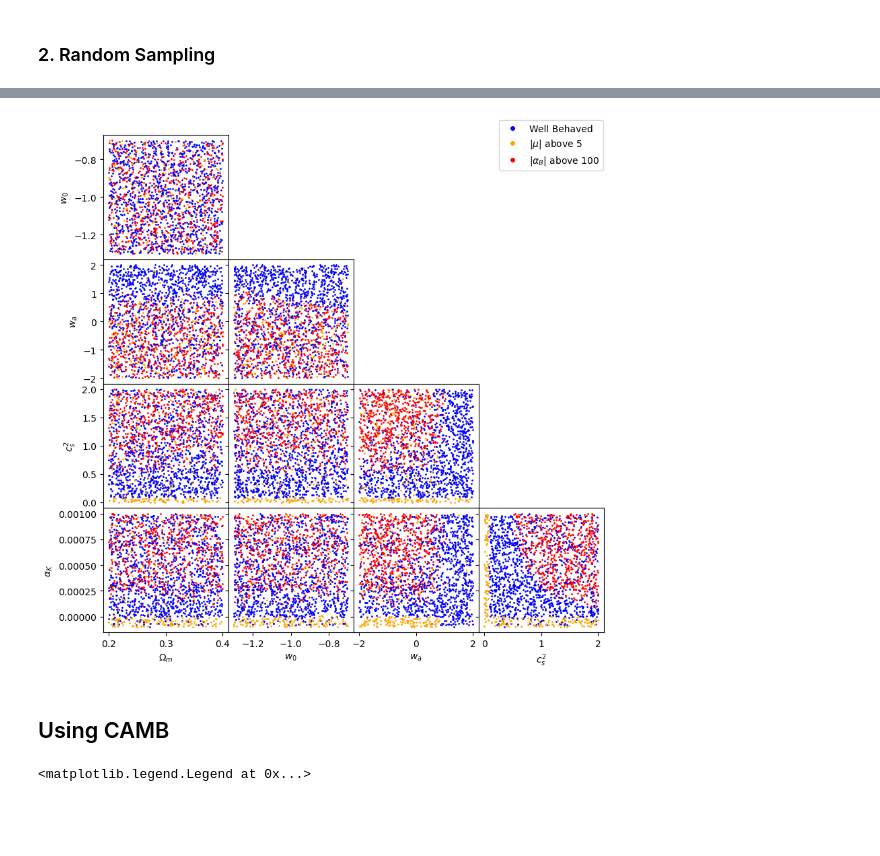
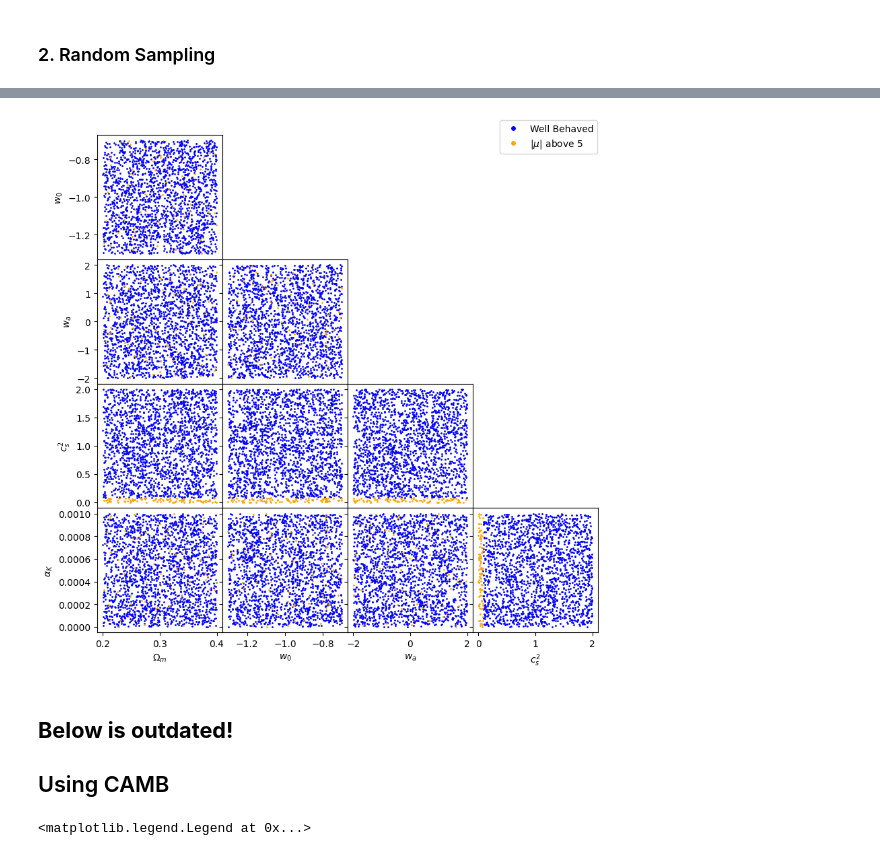
Before and after one commit to joaoreboucas1/cs2-project, a Jupyter notebook: analysis/cs2_alpha_b_constalphaK.ipynb, the cells around one changed output, grey strips where cells are left out. Cells and saved outputs as stored; diff of their text form; code cells hidden in the pictures; blank space fills up the shorter version.

Commit message:
Studying parametrization prop to omega_de

```diff
--- a/analysis/cs2_alpha_b_constalphaK.ipynb
+++ b/analysis/cs2_alpha_b_constalphaK.ipynb
@@ -82,16 +82,27 @@ def solve_alpha_B(alpha_K, cs2, omega_m, w0, wa, alpha_B_init=0, method="euler")
     if method == "scipy":
         return solve_ivp(deriv, (np.log(a_ini), np.log(a_final)), y0=(alpha_B_init,),  args=(alpha_K, cs2, omega_m, w0, wa))
     elif method == "euler":
-        alpha_B = alpha_B_init
         N = 200 # Number of steps
         dloga = (np.log(a_final) - np.log(a_ini))/N
-        result = [alpha_B]
+        result = np.zeros(N+1)
+        mu = np.zeros(N+1)
+        result[0] = alpha_B_init
+        mu[0]     = 1 + alpha_B_init**2/2/(alpha_K + 1.5*alpha_B_init**2)/cs2
         loga = np.linspace(np.log(a_ini), np.log(a_final), N+1)
         for i in range(N):
-            alpha_B += deriv(loga[i], alpha_B, alpha_K, cs2, omega_m, w0, wa)*dloga
-            result.append(alpha_B)
+            alpha_B = result[i]
+            if alpha_B**2 > 1e6*alpha_K:
+                # JVR NOTE: for many cases, \alpha_B just blows up and in Python it becomes \inf.
+                # For calculating \mu, this is not a problem, since \mu has a well-defined limit when \alpha_B -> \inf
+                # In practice, I enforce this with the threshold defined above in the `if` statement
+                # And then I just fill the rest of the arrays with the last values and break out of the integration loop
+                for j in range(i, N+1):
+                    result[j] = result[i]
+                    mu[j]     = mu[i]
+                break
+            result[i+1] = alpha_B + deriv(loga[i], alpha_B, alpha_K, cs2, omega_m, w0, wa)*dloga
+            mu[i+1]     = 1 + result[i+1]**2/2/(alpha_K + 1.5*result[i+1]**2)/cs2
         alpha_B = np.array(result)
-        mu = 1 + alpha_B**2/2/(alpha_K + 1.5*alpha_B**2)/cs2
         return loga*np.log10(np.e), alpha_B, mu
     else:
         raise Exception("Unknown method")
@@ -117,7 +128,7 @@ reference_cosmo = {
     "w0": -1,
     "wa": 0,
     "cs2": 1,
-    "alpha_K": -7.5,
+    "alpha_K": 0.1,
     "alpha_B_init": 0
 }
 
@@ -217,7 +164,7 @@ grids = {
     "w0"     : np.linspace(-1.3, -0.7, 10),
     "wa"     : np.linspace(-2, 2, 10),
     "cs2"    : np.linspace(0, 2, 10),
-    "alpha_K": np.linspace(0, 1e-4, 10),  # NOTE:
+    "alpha_K": np.linspace(1e-6, 1e-3, 10),
     # "alpha_B_init": np.linspace(-1, 1, 10), # NOTE: solution converges to attractor quickly
 }
 
@@ -238,9 +185,6 @@ for param_name in grids.keys():
     for param_value in grids[param_name]:
         params[param_name] = param_value
         loga, alpha_B, mu = solve_alpha_B(**params, method="euler")
-        if np.any(alpha_B > 10) or np.any(alpha_B < -10):
-            print(f"Error for params {params}")
-            continue
         color = cmap(norm(param_value))
         axs[0].plot(loga, alpha_B, color=color)
         axs[1].plot(loga, mu, color=color)
@@ -259,7 +203,7 @@ for param_name in grids.keys():
 
     cbar = fig.colorbar(sm, ax=ax)
     cbar.set_label(param_name_latex[param_name])
-    plt.savefig(f"plots/alpha_B_solutions_constalphaK/{param_name}_scan_low_alpha_K.pdf")
+    plt.savefig(f"plots/alpha_B_solutions_constalphaK/{param_name}_scan.pdf")
 # %% [output]
 [figure]
 [figure]
@@ -323,7 +218,7 @@ priors = {
     "w0"     : [-1.3, -0.7],
     "wa"     : [-2, 2],
     "cs2"    : [0, 2],
-    "alpha_K": [-1e-4, 1e-3],
+    "alpha_K": [0, 1e-3],
 }
 priors_array = np.array(list(priors.values()))
 
@@ -332,41 +227,43 @@ mu_threshold = 5
 
 samples = []
 for i in range(2_000):
     params = np.random.rand(len(priors))*(priors_array[:,1]-priors_array[:,0]) + priors_array[:,0]
     params_dict = dict(zip(priors.keys(), params))
     log_a, alpha_B, mu = solve_alpha_B(**params_dict, method="euler")
     mu = 1 + alpha_B**2/2/(params_dict['alpha_K'] + 1.5*alpha_B**2)/params_dict['cs2']
-    if np.any(alpha_B > alpha_B_threshold) or np.any(alpha_B < -alpha_B_threshold):
-        samples.append((params, "red"))
-    elif np.any(mu > mu_threshold) or np.any(mu < -mu_threshold):
+    # if np.any(alpha_B > alpha_B_threshold) or np.any(alpha_B < -alpha_B_threshold):
+    #     samples.append((params, "red"))
+    if np.any(mu > mu_threshold) or np.any(mu < -mu_threshold):
         samples.append((params, "orange"))
     else:
         samples.append((params, "blue"))
 
 
 fig, axs = plt.subplots(len(params), len(params), figsize=(12, 12), gridspec_kw={"hspace": 0, "wspace": 0})
 for row in range(len(params)):
     for col in range(len(params)):
         ax = axs[row, col]
         if row == len(params)-1: ax.set_xlabel(list(param_name_latex.values())[col])
         else: ax.set_xticklabels([])
         if col == 0:             ax.set_ylabel(list(param_name_latex.values())[row])
         else: ax.set_yticklabels([])
 
         if col >= row: ax.remove()
         for sample in samples:
             point, color = sample
             ax.scatter(point[col], point[row], color=color, s=1)
 
 blue_circle = mpl.lines.Line2D([], [], marker="o", color="w", markerfacecolor="blue", label="Well Behaved", )
 orange_circle = mpl.lines.Line2D([], [], marker="o", color="w", markerfacecolor="orange", label=f"$|\\mu|$ above {mu_threshold}", )
-red_circle = mpl.lines.Line2D([], [], marker="o", color="w", markerfacecolor="red", label=f"$|\\alpha_B|$ above {alpha_B_threshold}", )
-fig.legend(handles=[blue_circle, orange_circle, red_circle], bbox_to_anchor=(0.75, 0.75))
+# red_circle = mpl.lines.Line2D([], [], marker="o", color="w", markerfacecolor="red", label=f"$|\\alpha_B|$ above {alpha_B_threshold}", )
+fig.legend(handles=[blue_circle, orange_circle], bbox_to_anchor=(0.75, 0.75))
 
-plt.savefig("plots/alpha_B_solutions_constalphaK/alpha_B_samples_low_alpha_K.pdf", bbox_inches="tight")
+plt.savefig("plots/alpha_B_solutions_constalphaK/alpha_B_samples.pdf", bbox_inches="tight")
 # %% [output]
-[figure, old version]
+[figure, new version]
 # %% [markdown]
+## **Below is outdated!**
+
 ## Using CAMB
 # %%
 # Example cosmology
```
Also changed, not shown: parts of 4 cells of this notebook, 26 other files.
